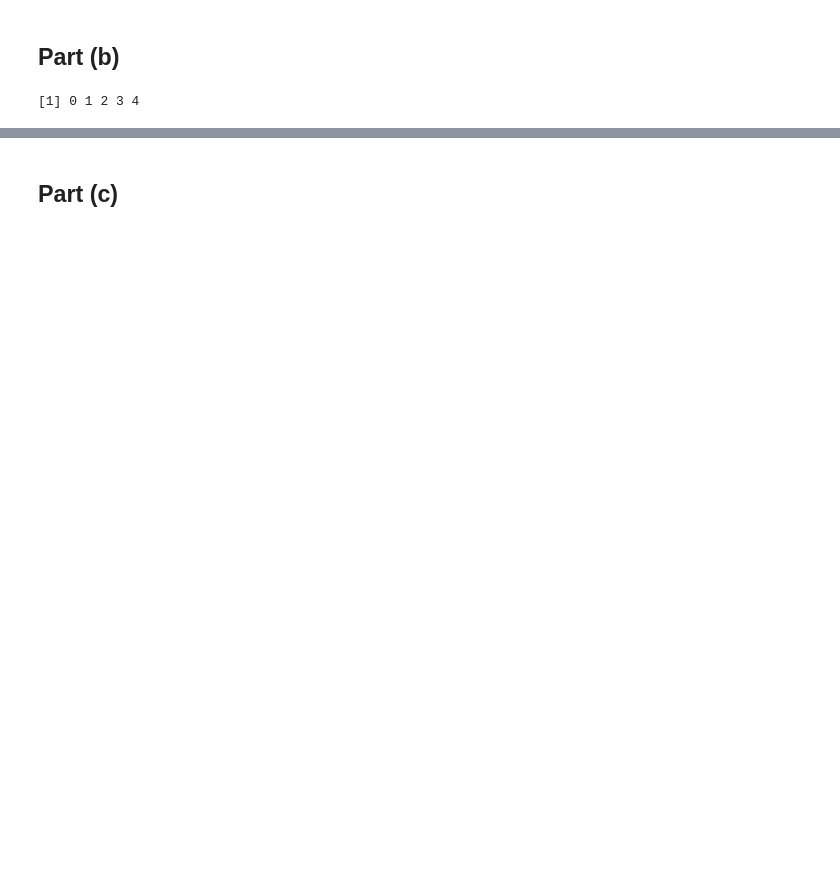
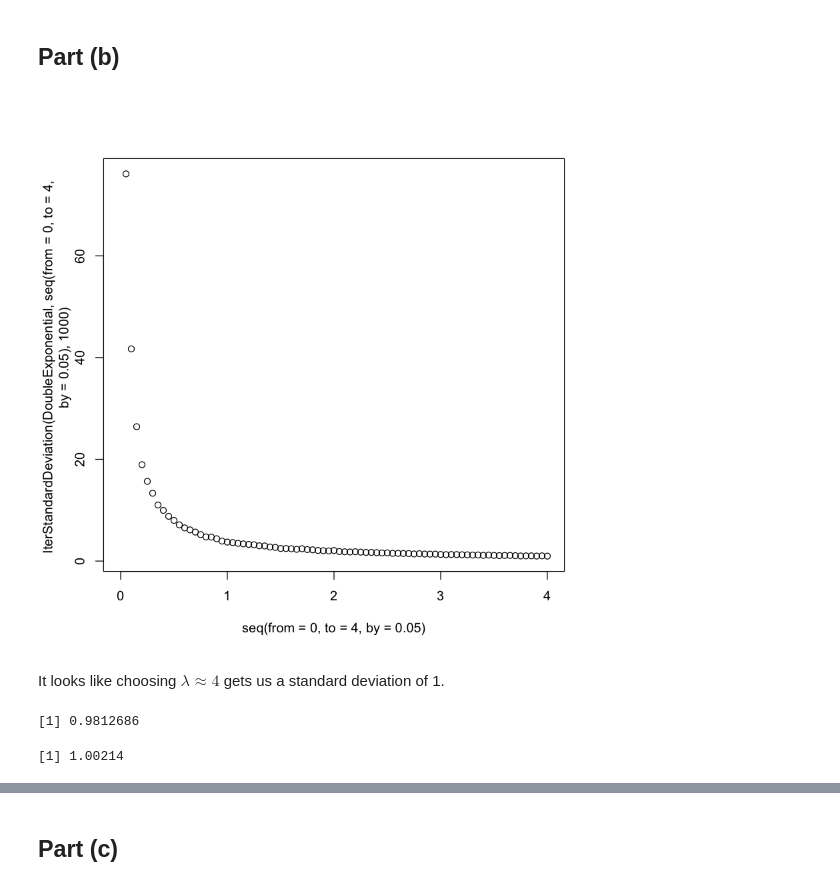
Before and after one commit to franklinmarsh/computational_statistics, a Jupyter notebook: hw2.ipynb, the cells around one changed output, grey strips where cells are left out. Cells and saved outputs as stored; diff of their text form; code cells hidden in the pictures; blank space fills up the shorter version.

```diff
--- a/hw2.ipynb
+++ b/hw2.ipynb
@@ -19,2 +41,21 @@ DoubleExponential <- function(x, lambda) {
+# %%
+DoubleExponential <- function(lambda, n_iters) {
+
+    x <- list()
+
+    sign <- runif(n_iters) #initialize a random uniform to choose sign
+    val <- runif(n_iters) #initialize a random uniform to generate value
+
+    for (i in (1:n_iters)) {
+
+    if (sign[i] > 0.5) {
+        x[i] <- (2.0/lambda)*log(abs(0.5 - val[i]))
+    }
+    else if (sign[i] < 0.5) {
+        x[i] <- -(2.0/lambda)*log(abs(0.5 - val[i]))
+    }
+    }
+    return (as.numeric(x))
+}
 # %% [markdown]
  ## Part (b)
@@ -28,4 +62,22 @@ RecursiveBinomial <- (n,k) {
-# %%
-(0:4)
-# %% [output]
-[1] 0 1 2 3 4
+# %%
+IterStandardDeviation <- function(dist_func, param_range, n_iters) {
+
+    sd_list <- list()
+
+    for (i in (1:length(param_range))) {
+        sd_list[i] <- sd(dist_func(param_range[i], n_iters))
+    }
+    return(as.numeric(sd_list))
+}
+# %%
+plot(seq(from = 0, to = 4, by = 0.05),IterStandardDeviation(DoubleExponential, seq(from = 0, to = 4, by = 0.05), 1000))
+# %% [output]
+[figure, added]
+# %% [markdown]
+It looks like choosing $\lambda \approx 4$ gets us a standard deviation of 1.
+# %%
+sd(DoubleExponential(4.0,1000))
+sd(rnorm(1000))
+# %% [output]
+[1] 0.9812686
+[1] 1.00214
```
Also changed, not shown: parts of 23 cells of this notebook.
